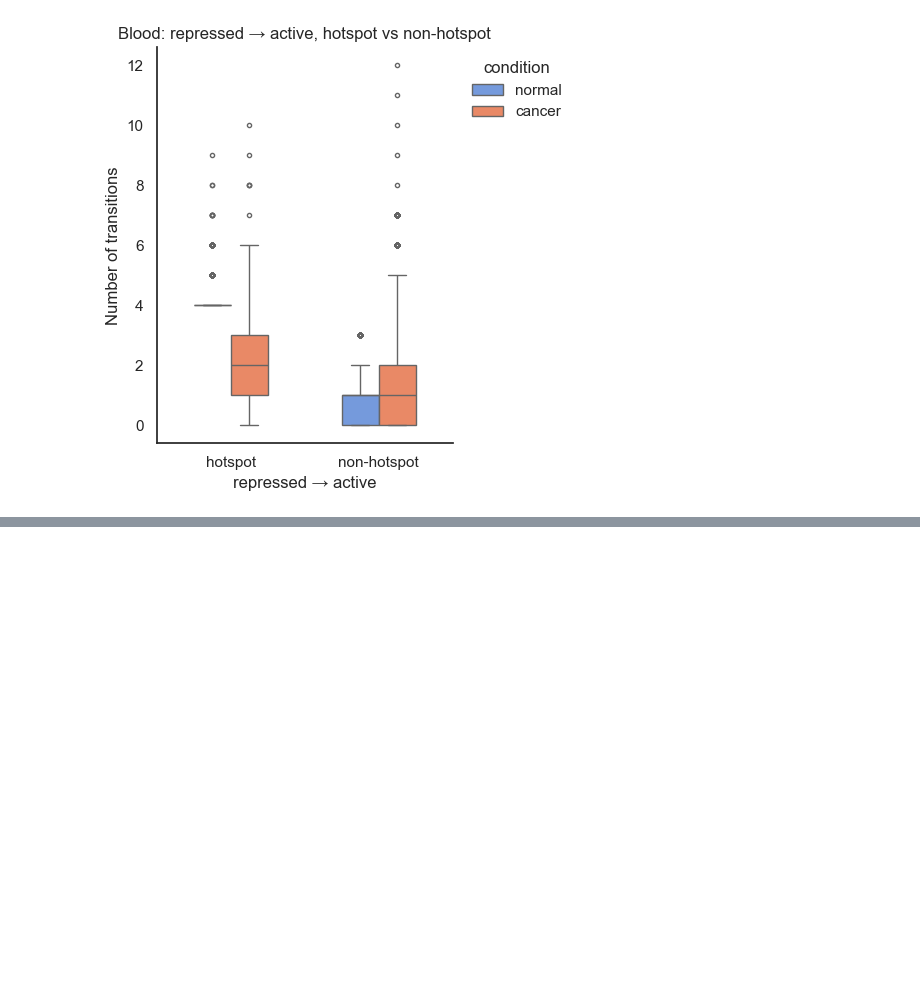
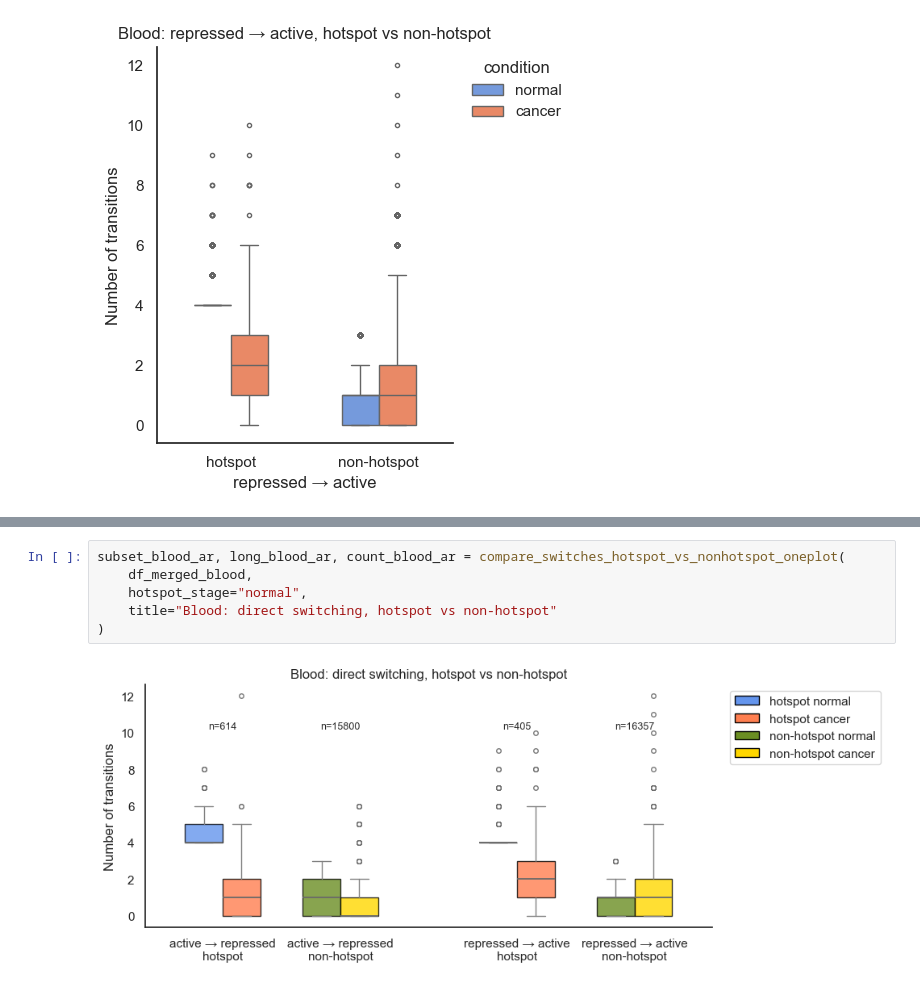
Before and after one commit to caocao0525/HERV, a Jupyter notebook: herv_util_clean.ipynb, the cells around one changed output, grey strips where cells are left out. Cells and saved outputs as stored; diff of their text form; blank space fills up the shorter version.

```diff
--- a/herv_util_clean.ipynb
+++ b/herv_util_clean.ipynb
@@ -1948,0 +2187,8 @@ subset_blood_ra, long_blood_ra, summary_blood_ra = compare_same_switch_hotspot_v
+# %%
+subset_blood_ar, long_blood_ar, count_blood_ar = compare_switches_hotspot_vs_nonhotspot_oneplot(
+    df_merged_blood,
+    hotspot_stage="normal",
+    title="Blood: direct switching, hotspot vs non-hotspot"
+)
+# %% [output]
+[figure, added]
```
Also changed, not shown: parts of 6 cells of this notebook.
